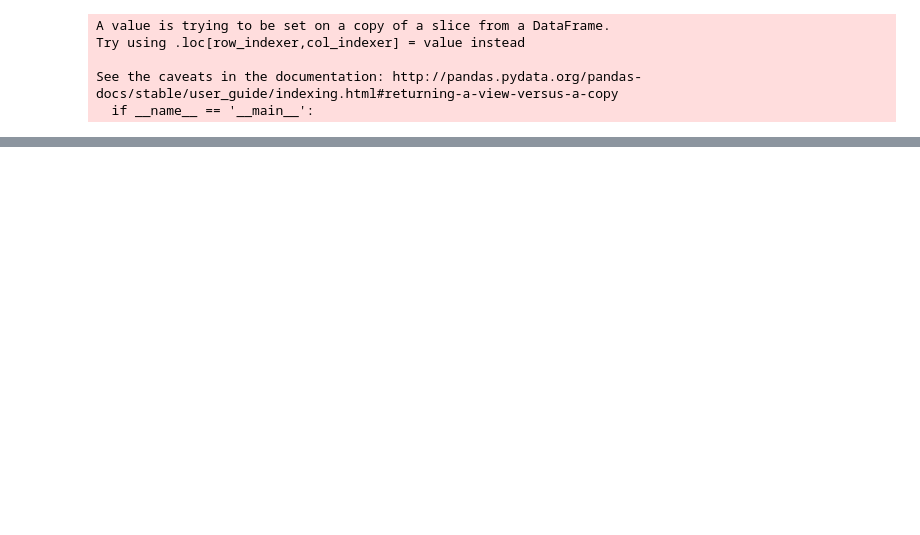
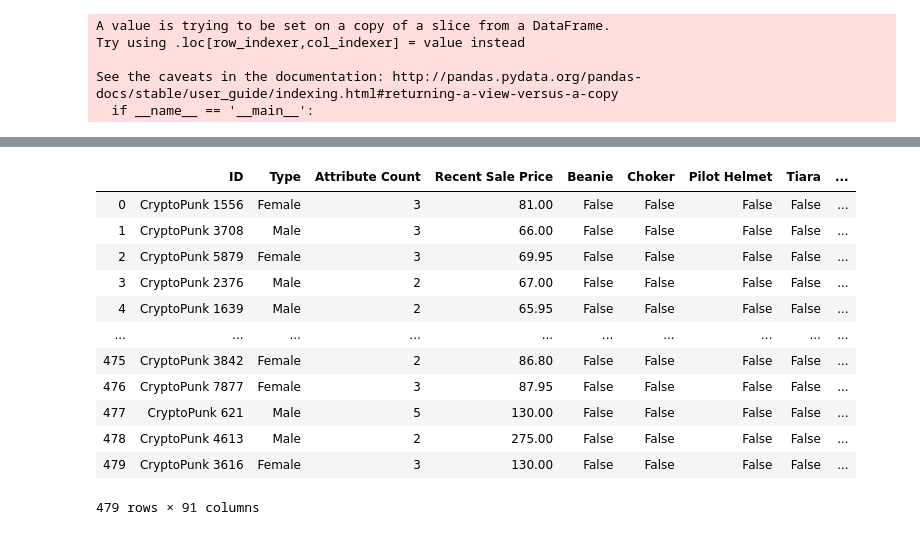
Before and after one commit to fahimahmedx/cryptopunks, a Jupyter notebook: analysis.ipynb, the cells around one changed output, grey strips where cells are left out. Drawn from its saved outputs; the diff is of its cells as text; code cells hidden in the pictures; blank space fills up the shorter version.

Commit message:
Change order of code to clean data first, and then combine attribute boolean dataframe to original dataframe.

```diff
--- a/analysis.ipynb
+++ b/analysis.ipynb
@@ -121,0 +52,3 @@ See the caveats in the documentation: http://pandas.pydata.org/pandas-docs/stabl
+# %%
+# probably don't need offer or bid price.
+df = df.drop(['Recent Offer', 'Recent Bid'], axis=1)
@@ -121,0 +124,19 @@ See the caveats in the documentation: http://pandas.pydata.org/pandas-docs/stabl
+# %%
+df = pd.concat([df, attributes_bool], axis=1, join='inner')
+df = df.drop('Attributes', axis=1)
+# %%
+df
+# %% [output]
+|  | ID | Type | Attribute Count | Recent Sale Price | Beanie | Choker | Pilot Helmet | Tiara | ... |
+| 0 | CryptoPunk 1556 | Female | 3 | 81.00 | False | False | False | False | ... |
+| 1 | CryptoPunk 3708 | Male | 3 | 66.00 | False | False | False | False | ... |
+| 2 | CryptoPunk 5879 | Female | 3 | 69.95 | False | False | False | False | ... |
+| 3 | CryptoPunk 2376 | Male | 2 | 67.00 | False | False | False | False | ... |
+| 4 | CryptoPunk 1639 | Male | 2 | 65.95 | False | False | False | False | ... |
+| ... | ... | ... | ... | ... | ... | ... | ... | ... | ... |
+| 475 | CryptoPunk 3842 | Female | 2 | 86.80 | False | False | False | False | ... |
+| 476 | CryptoPunk 7877 | Female | 3 | 87.95 | False | False | False | False | ... |
+| 477 | CryptoPunk 621 | Male | 5 | 130.00 | False | False | False | False | ... |
+| 478 | CryptoPunk 4613 | Male | 2 | 275.00 | False | False | False | False | ... |
+| 479 | CryptoPunk 3616 | Female | 3 | 130.00 | False | False | False | False | ... |
+479 rows × 91 columns
```
Also changed, not shown: parts of 7 cells of this notebook.
